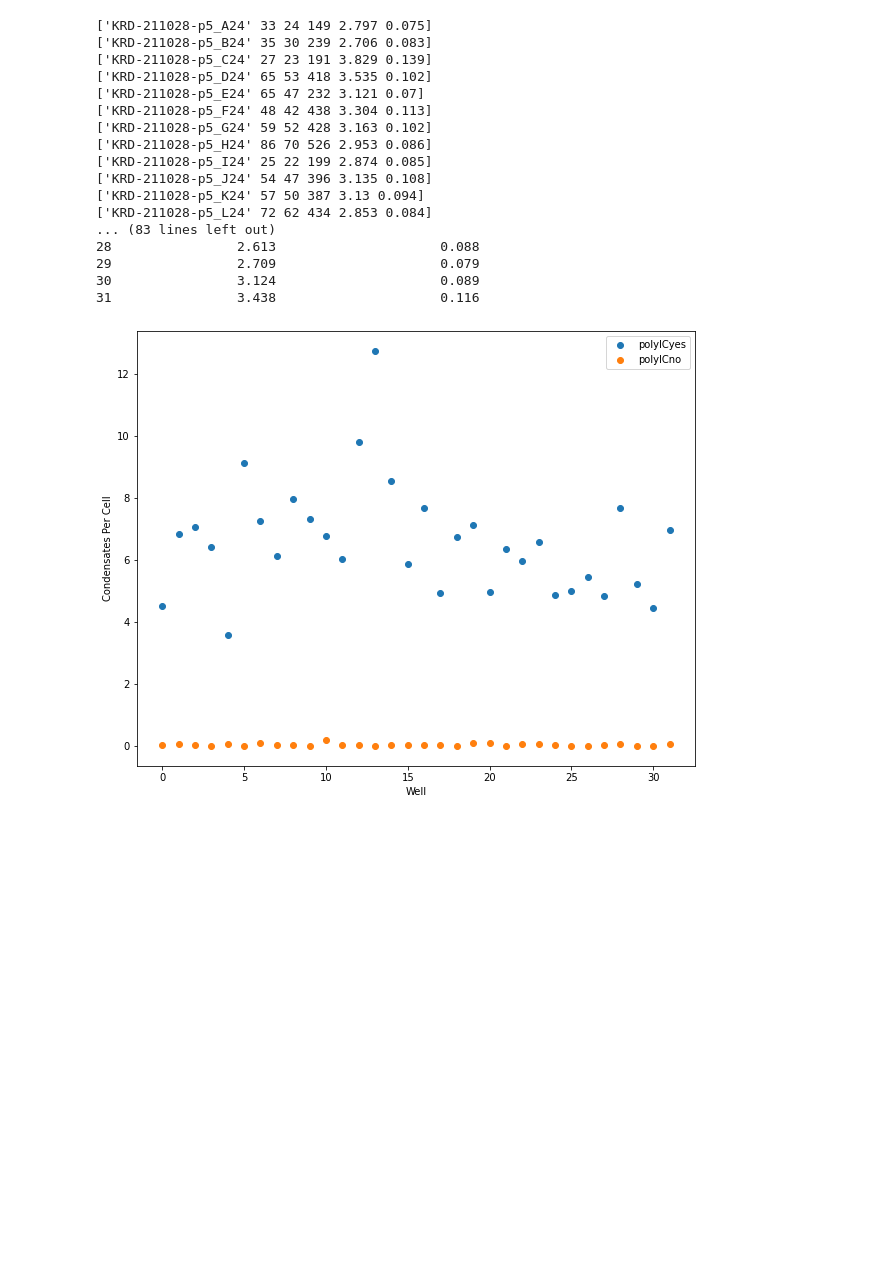
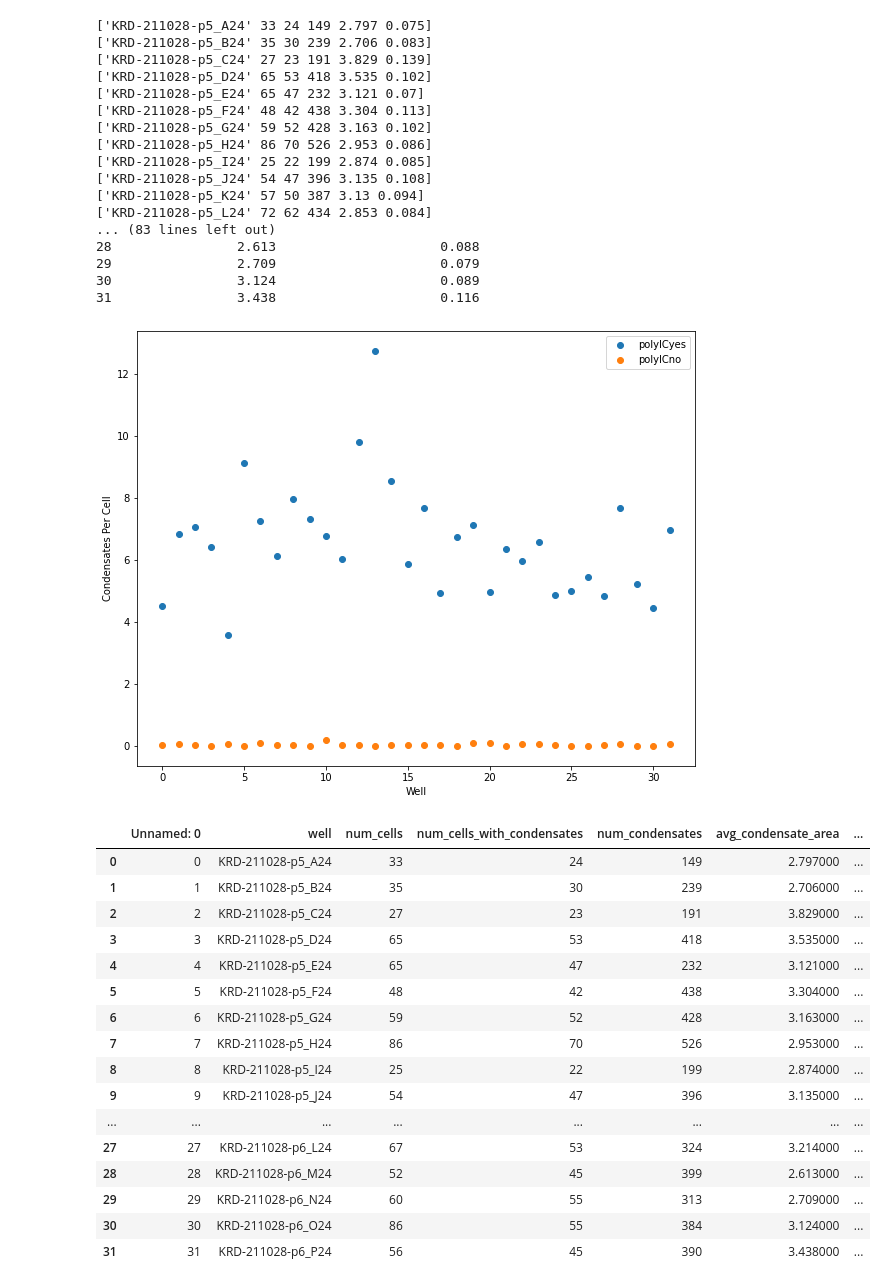
Before and after one commit to rodlaf/am91r, a Jupyter notebook: Spot_Counting.ipynb, the cells around one changed output. Saved outputs shown, nothing was run; the diff lists cells and outputs as text; code cells hidden in the pictures; blank space fills up the shorter version.

```diff
--- a/Spot_Counting.ipynb
+++ b/Spot_Counting.ipynb
@@ -489,18 +489,40 @@ df.to_csv('polyicyes.csv')
 # %%
 polyicyes_data = pd.read_csv('polyicyes.csv').values
 polyicyes_avgs = np.divide(polyicyes_data[:,4],polyicyes_data[:,2])
 polyicno_avgs = np.array([float(np.around(e, 2)) for e in polyicyes_avgs], dtype=(float))
 
 polyicno_data = pd.read_csv('polyicno.csv').values
 polyicno_avgs = np.divide(polyicno_data[:,4],polyicno_data[:,2])
 polyicno_avgs = np.array([float(np.around(e, 2)) for e in polyicno_avgs], dtype=(float))
 
 _ ,ax = plt.subplots(figsize=(10, 8))
 ax.scatter(polyicyes_data[:, 0], polyicyes_avgs, label='polyICyes')
 ax.scatter(polyicyes_data[:, 0], polyicno_avgs, label='polyICno')
 ax.set_ylabel('Condensates Per Cell')
 ax.set_xlabel('Well')
 ax.legend()
 plt.show()
+
+dataframe = pd.DataFrame(np.concatenate((polyicno_data, polyicyes_data)))
+pd.read_csv('polyicyes.csv').style.background_gradient()
+# pd.read_csv('polyicno.csv').style.background_gradient()
+# dataframe.style.background_gradient()
 # %% [output]
 [figure]
+|  | Unnamed: 0 | well | num_cells | num_cells_with_condensates | num_condensates | avg_condensate_area | ... |
+| 0 | 0 | KRD-211028-p5_A24 | 33 | 24 | 149 | 2.797000 | ... |
+| 1 | 1 | KRD-211028-p5_B24 | 35 | 30 | 239 | 2.706000 | ... |
+| 2 | 2 | KRD-211028-p5_C24 | 27 | 23 | 191 | 3.829000 | ... |
+| 3 | 3 | KRD-211028-p5_D24 | 65 | 53 | 418 | 3.535000 | ... |
+| 4 | 4 | KRD-211028-p5_E24 | 65 | 47 | 232 | 3.121000 | ... |
+| 5 | 5 | KRD-211028-p5_F24 | 48 | 42 | 438 | 3.304000 | ... |
+| 6 | 6 | KRD-211028-p5_G24 | 59 | 52 | 428 | 3.163000 | ... |
+| 7 | 7 | KRD-211028-p5_H24 | 86 | 70 | 526 | 2.953000 | ... |
+| 8 | 8 | KRD-211028-p5_I24 | 25 | 22 | 199 | 2.874000 | ... |
+| 9 | 9 | KRD-211028-p5_J24 | 54 | 47 | 396 | 3.135000 | ... |
+| ... | ... | ... | ... | ... | ... | ... | ... |
+| 27 | 27 | KRD-211028-p6_L24 | 67 | 53 | 324 | 3.214000 | ... |
+| 28 | 28 | KRD-211028-p6_M24 | 52 | 45 | 399 | 2.613000 | ... |
+| 29 | 29 | KRD-211028-p6_N24 | 60 | 55 | 313 | 2.709000 | ... |
+| 30 | 30 | KRD-211028-p6_O24 | 86 | 55 | 384 | 3.124000 | ... |
+| 31 | 31 | KRD-211028-p6_P24 | 56 | 45 | 390 | 3.438000 | ... |
```
Also changed, not shown: 10 other files.
